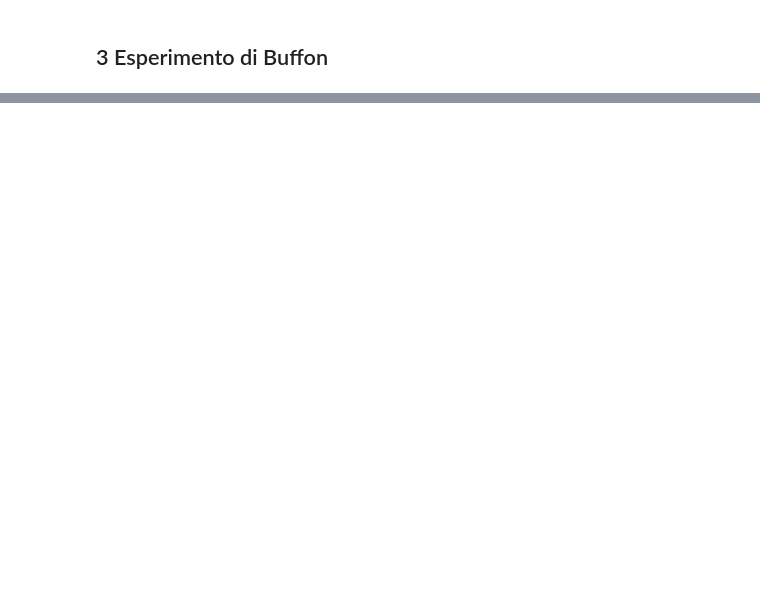
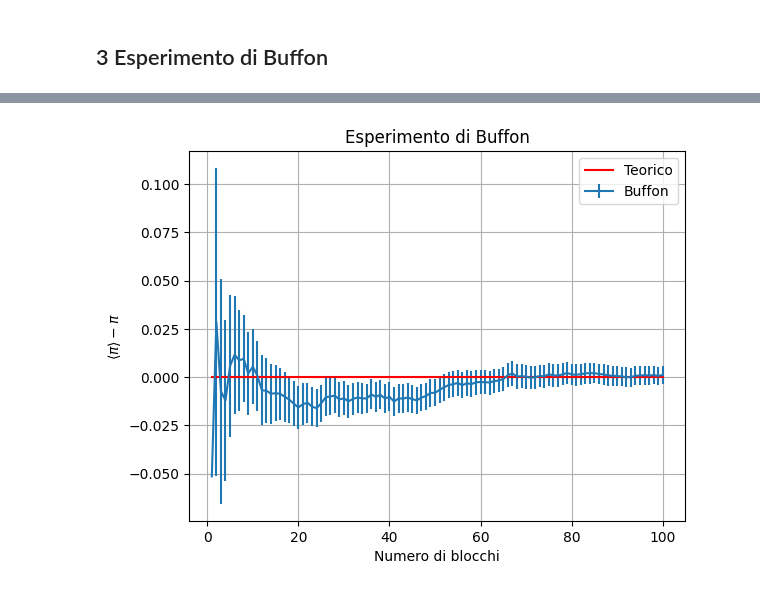
Before and after one commit to sergio-egm/lsn_delivery_exercises, a Jupyter notebook: es1/LSN_Exercises_01.ipynb, the cells around one changed output, grey strips where cells are left out. Cells and saved outputs as stored; diff of their text form; code cells hidden in the pictures; blank space fills up the shorter version.

```diff
--- a/es1/LSN_Exercises_01.ipynb
+++ b/es1/LSN_Exercises_01.ipynb
@@ -327,0 +386,19 @@ Si nota che questa distribuzione converge a se stessa, perciò permettendoci di
+# %%
+#Carica dati generati
+buffon1=np.loadtxt("buffon_1.dat")
+#Dati attesi
+y=np.zeros(np.shape(buffon1)[0],dtype=float)
+
+#Creo grafico con errore
+plt.errorbar(buffon1[:,0],buffon1[:,1]-np.pi,yerr=buffon1[:,2],label="Buffon")
+plt.plot(buffon1[:,0],y,label="Teorico",color="red")
+#Parte estetica
+plt.xlabel(r"Numero di blocchi")
+plt.ylabel(r"$\langle\pi\rangle-\pi$")
+plt.title(f"Esperimento di Buffon")
+plt.legend()
+plt.grid(True)
+
+plt.show()
+# %% [output]
+[figure, added]
```
Also changed, not shown: parts of 30 cells of this notebook, 35 other files.
